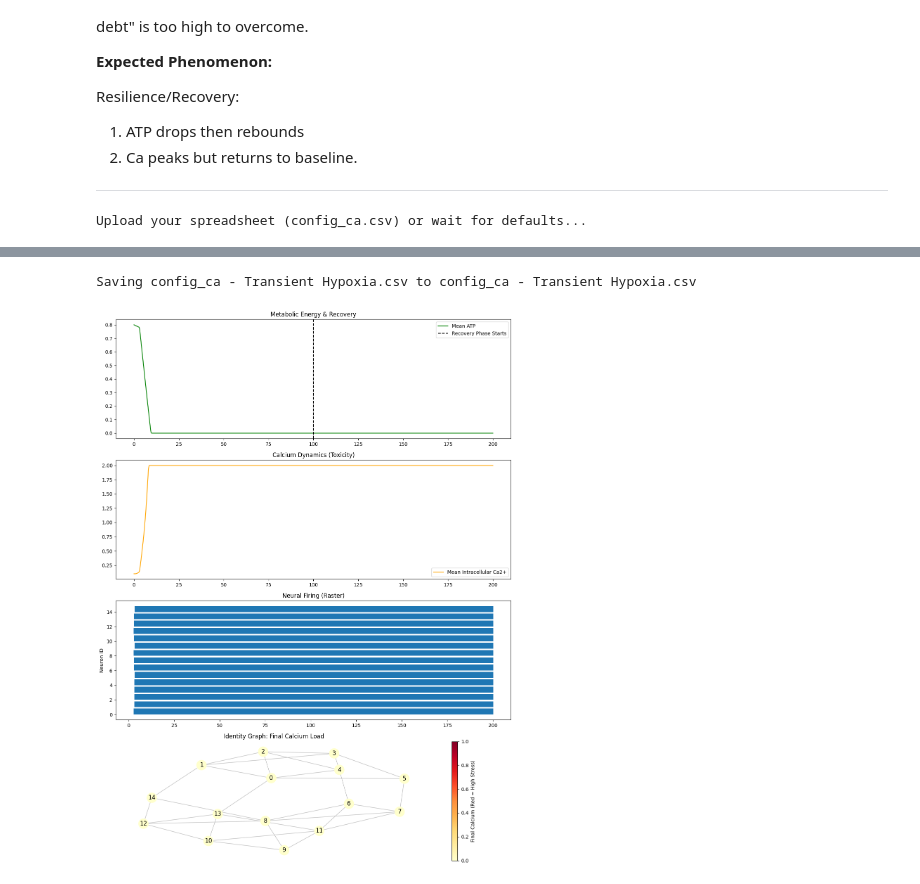
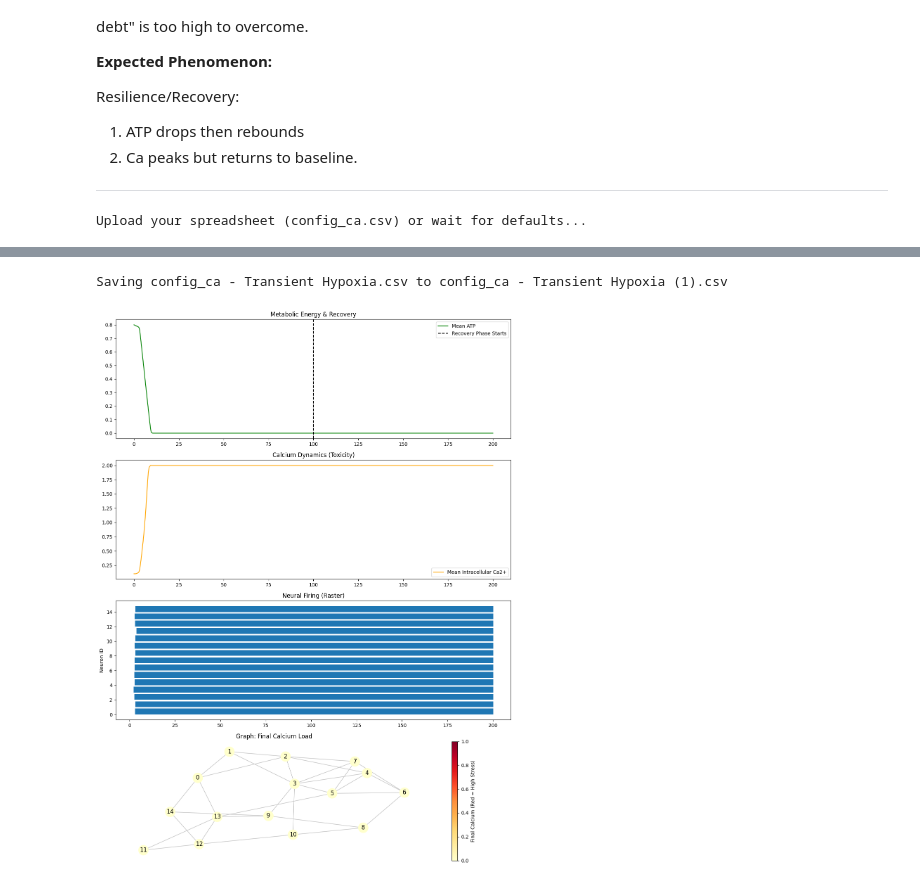
Before and after one commit to amcmdv/Gemini-carnival, a Jupyter notebook: 21122025_Modeling_the_'Transient_Hypoxia'.ipynb, the cells around one changed output, grey strips where cells are left out. Saved outputs shown, nothing was run; the diff lists cells and outputs as text; code cells hidden in the pictures.

```diff
--- a/21122025_Modeling_the_'Transient_Hypoxia'.ipynb
+++ b/21122025_Modeling_the_'Transient_Hypoxia'.ipynb
@@ -112,33 +112,33 @@ class NeuroCalciumSim:
         axes[2].set_title("Neural Firing (Raster)")
         axes[2].set_ylabel("Neuron ID")
 
         # Plot 4: Network Health (Final Ca2+ levels)
         pos = nx.spring_layout(self.G)
         nc = axes[3].scatter(0,0, c=[], cmap='YlOrRd') # dummy for colorbar
         nx.draw(self.G, pos, ax=axes[3], node_color=self.ca[:, -1], cmap='YlOrRd',
                 with_labels=True, node_size=400, edge_color='silver')
         plt.colorbar(plt.cm.ScalarMappable(cmap='YlOrRd'), ax=axes[3], label="Final Calcium (Red = High Stress)")
-        axes[3].set_title("Identity Graph: Final Calcium Load")
+        axes[3].set_title("Graph: Final Calcium Load")
 
         plt.tight_layout()
         plt.show()
 
 # Run Pipeline
 def start_pipeline():
     if not os.path.exists('config_ca.csv'):
         pd.DataFrame([asdict(SimConfig())]).to_csv('config_ca.csv', index=False)
 
     print("Upload your spreadsheet (config_ca.csv) or wait for defaults...")
     uploaded = files.upload()
     config = SimConfig(**pd.read_csv('config_ca.csv').iloc[0].to_dict()) if 'config_ca.csv' in uploaded else SimConfig()
 
     sim = NeuroCalciumSim(config)
     sim.run()
     sim.generate_report()
 
 start_pipeline()
 # %% [output]
 Upload your spreadsheet (config_ca.csv) or wait for defaults...
 [interactive output not drawn]
-Saving config_ca - Transient Hypoxia.csv to config_ca - Transient Hypoxia.csv
+Saving config_ca - Transient Hypoxia.csv to config_ca - Transient Hypoxia (1).csv
-[figure, old version]
+[figure, new version]
```
